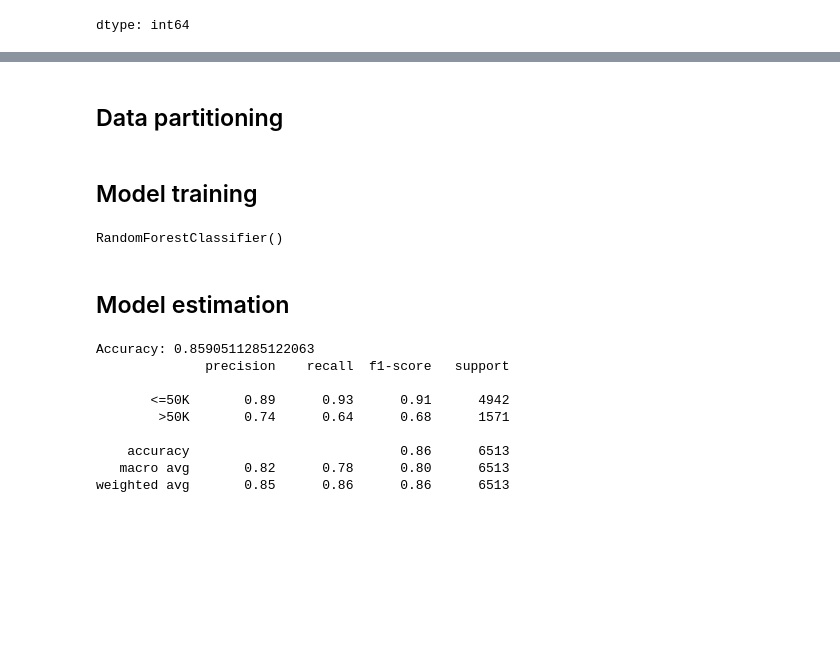
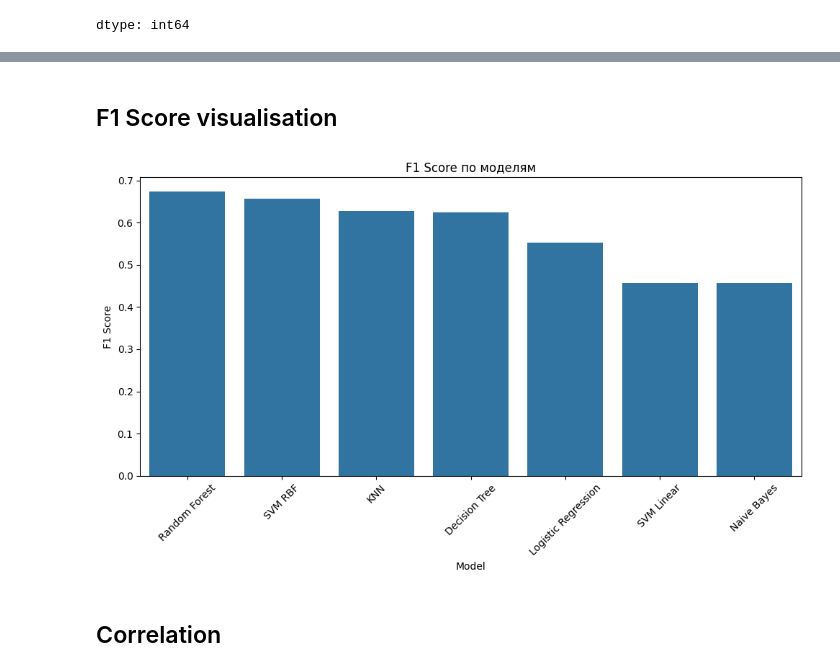
Before and after one commit to i-jaha/DataScience-Python, a Jupyter notebook: Week 5/DS_Week5.ipynb, the cells around one changed output, grey strips where cells are left out. Cells and saved outputs as stored; diff of their text form; code cells hidden in the pictures; blank space fills up the shorter version.

```diff
--- a/Week 5/DS_Week5.ipynb
+++ b/Week 5/DS_Week5.ipynb
@@ -942,0 +987,4 @@ df[categorical_columns] = df[categorical_columns].apply(LabelEncoder().fit_trans
+# %%
+scaler = StandardScaler()
+X_train_scaled = scaler.fit_transform(X_train)
+X_test_scaled = scaler.transform(X_test)
@@ -942,0 +1003,28 @@ df[categorical_columns] = df[categorical_columns].apply(LabelEncoder().fit_trans
+# %%
+all_results = []
+
+print("Unique values in y_train:", np.unique(y_train))
+print("Unique values in y_test:", np.unique(y_test))
+
+for name, model in models.items():
+    print(f"\n🧠 Training {name}...")
+
+    # Select a dataset (normalised or raw)
+    if 'SVM' in name or 'KNN' in name:
+        model.fit(X_train_scaled, y_train)
+        y_pred = model.predict(X_test_scaled)
+    else:
+        model.fit(X_train, y_train)
+        y_pred = model.predict(X_test)
+
+    # Metrics collection
+    all_results.append({
+        "Model": name,
+        "Accuracy": accuracy_score(y_test, y_pred),
+        "Precision": precision_score(y_test, y_pred, pos_label=1),
+        "Recall": recall_score(y_test, y_pred, pos_label=1),
+        "F1 Score": f1_score(y_test, y_pred, pos_label=1)
+    })
+
+    print(f"{name} Accuracy: {accuracy_score(y_test, y_pred):.4f}")
+    print(classification_report(y_test, y_pred))
@@ -942,0 +1075,4 @@ df[categorical_columns] = df[categorical_columns].apply(LabelEncoder().fit_trans
+# %%
+results_df = pd.DataFrame(all_results).set_index("Model").sort_values("F1 Score", ascending=False)
+print("\nModel results:")
+print(results_df)
@@ -943 +1090,15 @@ df[categorical_columns] = df[categorical_columns].apply(LabelEncoder().fit_trans
+# %% [markdown]
+## F1 Score visualisation
+# %%
+plt.figure(figsize=(10, 6))
+sns.barplot(x=results_df.index, y=results_df["F1 Score"])
+plt.xticks(rotation=45)
+plt.title("F1 Score по моделям")
+plt.ylabel("F1 Score")
+plt.tight_layout()
+plt.show()
+# %% [output]
+[figure, added]
+# %% [markdown]
+## Correlation
 # %%
@@ -946,2 +1105,0 @@ df[['age', 'fnlwgt', 'education-num', 'capital-gain', 'capital-loss', 'hours-per
-# %% [markdown]
-## Data partitioning
@@ -952,23 +1105,0 @@ X_train, X_test, y_train, y_test = train_test_split(X, y, test_size=0.2, random_
-# %% [markdown]
-## Model training
-# %%
-model = RandomForestClassifier()
-model.fit(X_train, y_train)
-# %% [output]
-RandomForestClassifier()
-# %% [markdown]
-## Model estimation
-# %%
-y_pred = model.predict(X_test)
-print("Accuracy:", accuracy_score(y_test, y_pred))
-print(classification_report(y_test, y_pred))
-# %% [output]
-Accuracy: 0.8590511285122063
-              precision    recall  f1-score   support
-
-       <=50K       0.89      0.93      0.91      4942
-        >50K       0.74      0.64      0.68      1571
-
-    accuracy                           0.86      6513
-   macro avg       0.82      0.78      0.80      6513
-weighted avg       0.85      0.86      0.86      6513
```
Also changed, not shown: parts of 27 cells of this notebook.
